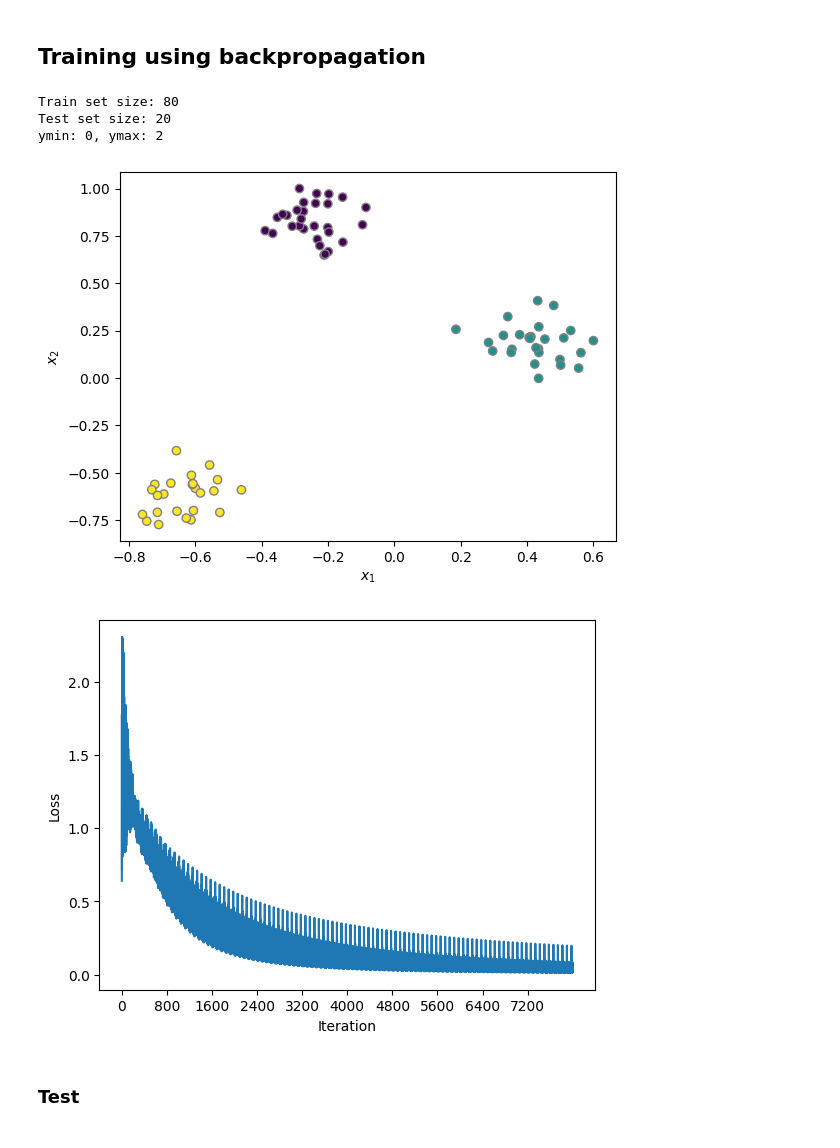
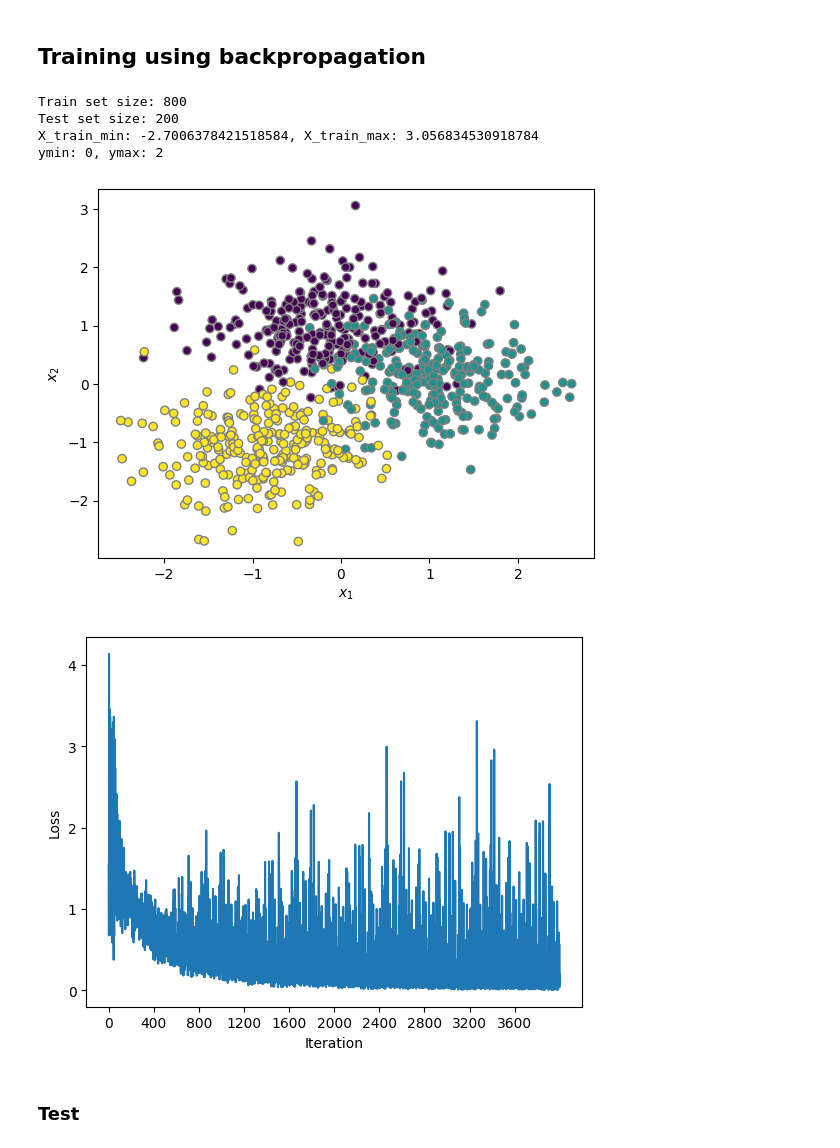
Before and after one commit to thiagopx/ann, a Jupyter notebook: notebooks/8_multilayer-perceptron-backprop.ipynb, the cells around one changed output. Saved outputs shown, nothing was run; the diff lists cells and outputs as text; code cells hidden in the pictures.

```diff
--- a/notebooks/8_multilayer-perceptron-backprop.ipynb
+++ b/notebooks/8_multilayer-perceptron-backprop.ipynb
@@ -18,31 +18,36 @@ np.random.seed(SEED)
 # %% [markdown]
 ## Training using backpropagation
 # %%
-from utils import make_classification_dataset
+from utils import make_classification_dataset, standard_scaler
 from sklearn.model_selection import train_test_split
 
 num_classes = 3  # number
-X, y = make_classification_dataset(100, 2, num_classes, cluster_std=1)
+X, y = make_classification_dataset(1000, 2, num_classes, cluster_std=4)
 
-# Normalize X
-X = X / X.max()
+# Train/test split
+X_train, X_test, y_train, y_test = train_test_split(X, y, test_size=0.2)
 
-X_train, X_test, y_train, y_test = train_test_split(X, y, test_size=0.2)
+# Standardize X
+X_train, mean, std = standard_scaler(X_train)
+X_test, _, _ = standard_scaler(X_test, mean, std)
 
 print(f"Train set size: {len(X_train)}")
 print(f"Test set size: {len(X_test)}")
 
 # Plot the dataset
 plt.scatter(X_train[:, 0], X_train[:, 1], c=y_train, edgecolors="gray")
 plt.xlabel("$x_1$")
 plt.ylabel("$x_2$")
 
+print(f"X_train_min: {X_train.min()}, X_train_max: {X_train.max()}")
+
 print(f"ymin: {y.min()}, ymax: {y.max()}")
 # %% [output]
-Train set size: 80
-Test set size: 20
+Train set size: 800
+Test set size: 200
+X_train_min: -2.7006378421518584, X_train_max: 3.056834530918784
 ymin: 0, ymax: 2
-[figure, old version]
+[figure, new version]
 # %%
 def softmax(z):
     """ Softmax function.
@@ -138,7 +143,7 @@ from utils import plot_loss_history
 
 np.random.seed(SEED)
 
-num_epochs = 100
+num_epochs = 5
 learning_rate = 1e-02
 
 # Add a bias term
@@ -148,7 +153,7 @@ X_b = np.hstack([X_train, np.ones((X_train.shape[0], 1))])
 num_hidden_units = 10 # number of hidden units
 W1 = np.random.normal(size=(X_b.shape[1], num_hidden_units))  # 2 features + 1 bias, 10 hidden units
 W2 = np.random.normal(size=(num_hidden_units + 1, num_classes))  # 10 hidden units + 1 bias, 3 classes
-h1 = np.zeros((num_hidden_units + 1, 1))  # 10 hidden units + 1 bias
+h1 = np.ones((num_hidden_units + 1, 1))  # 10 hidden units + 1 bias
 
 iteration = 0
 loss_history = []
@@ -182,7 +187,7 @@ for epoch in range(num_epochs):
 
 plot_loss_history(loss_history, interval=iteration // 10)
 # %% [output]
-[figure, old version]
+[figure, new version]
 # %% [markdown]
 ### Test
 # %%
```
Also changed, not shown: parts of 3 cells of this notebook, 8 other files.
